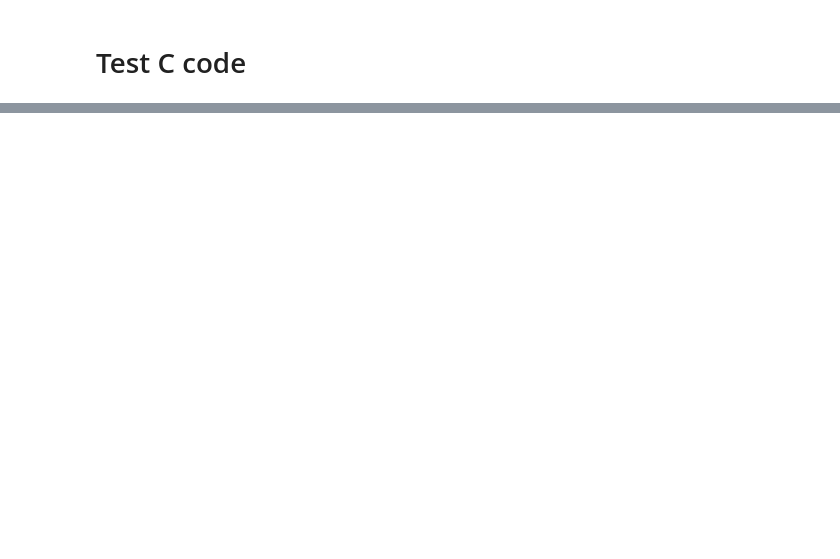
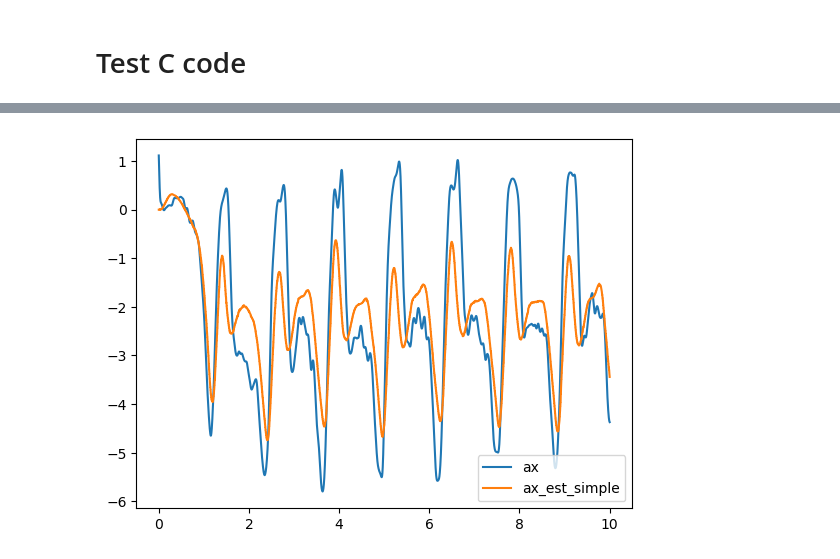
Before and after one commit to tudelft/ekf_c_code_generation, a Jupyter notebook: Generate Kalman Filter C Code.ipynb, the cells around one changed output, grey strips where cells are left out. Saved outputs shown, nothing was run; the diff lists cells and outputs as text; code cells hidden in the pictures; blank space fills up the shorter version.

```diff
--- a/Generate Kalman Filter C Code.ipynb
+++ b/Generate Kalman Filter C Code.ipynb
@@ -115,0 +126,98 @@ fitting thrust and drag model
+# %%
+# fit_thrust_drag_model(data)
+
+# we have a drag model for ax and ay
+# ax = k_x * vbx *(omega[0] + omega[1] + omega[2] + omega[3])
+# ay = k_y * vby *(omega[0] + omega[1] + omega[2] + omega[3])
+# we can find k_x and k_y with linear regression
+ax = data['ax']-data['ekf_acc_b_x']
+ay = data['ay']-data['ekf_acc_b_y']
+vbx = data['vbx']
+vby = data['vby']
+omega0, omega1, omega2, omega3 = data['omega[0]'], data['omega[1]'], data['omega[2]'], data['omega[3]']
+p = data['p']
+q = data['q']
+r = data['r']
+# derivative of gyro
+dp = np.gradient(data['p'], data['t'])
+dq = np.gradient(data['q'], data['t'])
+dr = np.gradient(data['r'], data['t'])
+# low pass butterworth filtfilt
+import scipy.signal as signal
+b, a = signal.butter(2, 0.02)
+dp = signal.filtfilt(b, a, dp)
+dq = signal.filtfilt(b, a, dq)
+dr = signal.filtfilt(b, a, dr)
+
+# new regression model
+# ax = ax_drag + ax_r
+# ax_r = dq*rz - dr*ry + q*(p*ry - q*rx) - r*(-p*rz + r*rx)
+# ax_r = rx*(-q**2 - r**2) + ry*(p*q - dr) + rz*(p*r + dq)
+X = np.stack([
+    vbx*(omega0 + omega1 + omega2 + omega3), # drag model
+    -q**2-r**2, # rx
+    p*q-dr, # ry
+    p*r+dq # rz
+])
+Y = ax
+k_x, rx, ry, rz = A = np.linalg.lstsq(X.T, Y, rcond=None)[0]
+print('k_x, rx, ry, rz:', k_x, rx, ry, rz)
+ax_est_gyro_effect = A@X
+
+
+# new model
+X = np.stack([vbx*(omega0 + omega1 + omega2 + omega3), q, r])
+Y = ax
+k_x_est, k_xq_est, k_xr_est, = A = np.linalg.lstsq(X.T, Y, rcond=None)[0]
+print('k_x_est, k_xq_est, k_xr_est:', k_x_est, k_xq_est, k_xr_est)
+ax_est = A@X
+
+# old
+X = np.stack([vbx*(omega0 + omega1 + omega2 + omega3)])
+Y = ax
+k_x_old, = A= np.linalg.lstsq(X.T, Y, rcond=None)[0]
+print('k_x_old:', k_x_old)
+ax_est_old = A@X
+
+# new model
+X = np.stack([vby*(omega0 + omega1 + omega2 + omega3), p, r])
+Y = ay
+k_y_est, k_yp_est, k_yr_est, = A = np.linalg.lstsq(X.T, Y, rcond=None)[0]
+print('k_y_est, k_yp_est, k_yr_est:', k_y_est, k_yp_est, k_yr_est)
+ay_est = A@X
+
+# old
+X = np.stack([vby*(omega0 + omega1 + omega2 + omega3)])
+Y = ay
+k_y_old, = A= np.linalg.lstsq(X.T, Y, rcond=None)[0]
+print('k_y_old:', k_y_old)
+ay_est_old = A@X
+
+# simple
+X = np.stack([vbx])
+Y = ax
+k_x_simple, = A= np.linalg.lstsq(X.T, Y, rcond=None)[0]
+ax_est_simple = k_x_simple*vbx
+
+X = np.stack([vby])
+Y = ay
+k_y_simple, = A= np.linalg.lstsq(X.T, Y, rcond=None)[0]
+ay_est_simple = k_y_simple*vby
+
+ax_filt = signal.filtfilt(b, a, ax)
+ay_filt = signal.filtfilt(b, a, ay)
+
+plt.plot(data['t'], ax_filt, label='ax')
+# plt.plot(data['t'], ax_est, label='ax_est')
+# plt.plot(data['t'], ax_est_old, label='ax_est_old')
+# plt.plot(data['t'], ax_est_gyro_effect, label='ax_est_gyro_effect')
+plt.plot(data['t'], ax_est_simple, label='ax_est_simple')
+plt.legend()
+plt.show()
+
+plt.plot(data['t'], ay, label='ay')
+plt.plot(data['t'], ay_est, label='ay_est')
+plt.plot(data['t'], ay_est_old, label='ay_est_old')
+plt.legend()
+plt.show()
+# %% [output]
@@ -115,0 +229 @@ fitting thrust and drag model
+[figure, added]
```
Also changed, not shown: parts of 16 cells of this notebook.
